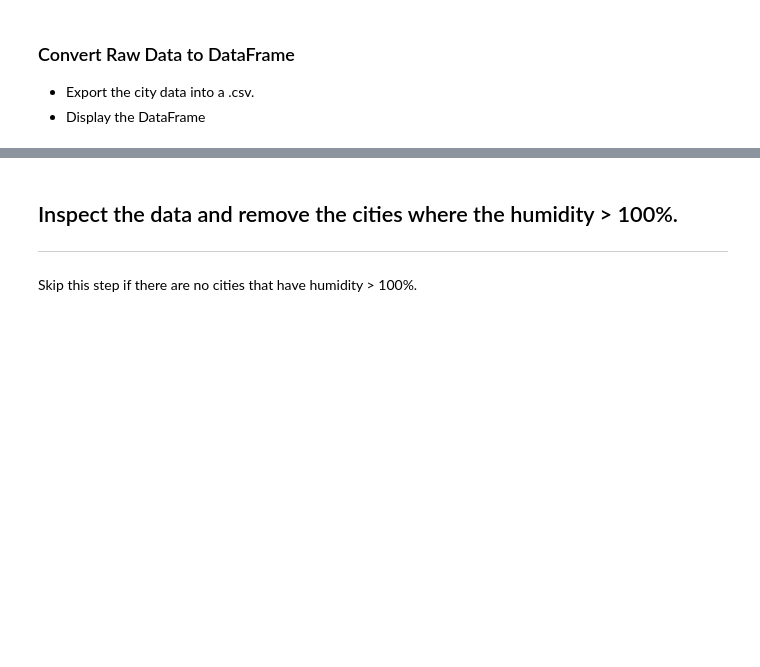
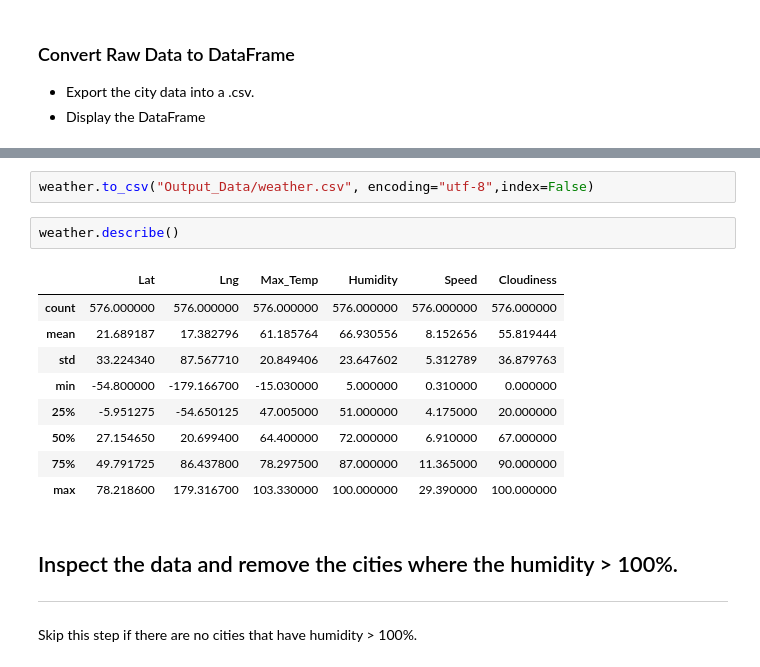
Before and after one commit to vsanga04/python-api-challenge, a Jupyter notebook: WeatherPy/WeatherPy.ipynb, the cells around one changed output, grey strips where cells are left out. Drawn from its saved outputs; the diff is of its cells as text; blank space fills up the shorter version.

```diff
--- a/WeatherPy/WeatherPy.ipynb
+++ b/WeatherPy/WeatherPy.ipynb
@@ -155,3 +157,17 @@ City not found
+# %%
+weather.to_csv("Output_Data/weather.csv", encoding="utf-8",index=False)
+# %%
+weather.describe()
+# %% [output]
+|  | Lat | Lng | Max_Temp | Humidity | Speed | Cloudiness |
+| count | 576.000000 | 576.000000 | 576.000000 | 576.000000 | 576.000000 | 576.000000 |
+| mean | 21.689187 | 17.382796 | 61.185764 | 66.930556 | 8.152656 | 55.819444 |
+| std | 33.224340 | 87.567710 | 20.849406 | 23.647602 | 5.312789 | 36.879763 |
+| min | -54.800000 | -179.166700 | -15.030000 | 5.000000 | 0.310000 | 0.000000 |
+| 25% | -5.951275 | -54.650125 | 47.005000 | 51.000000 | 4.175000 | 20.000000 |
+| 50% | 27.154650 | 20.699400 | 64.400000 | 72.000000 | 6.910000 | 67.000000 |
+| 75% | 49.791725 | 86.437800 | 78.297500 | 87.000000 | 11.365000 | 90.000000 |
+| max | 78.218600 | 179.316700 | 103.330000 | 100.000000 | 29.390000 | 100.000000 |
 # %% [markdown]
 ## Inspect the data and remove the cities where the humidity > 100%.
 ----
```
Also changed, not shown: parts of 7 cells of this notebook, 1 other file.
